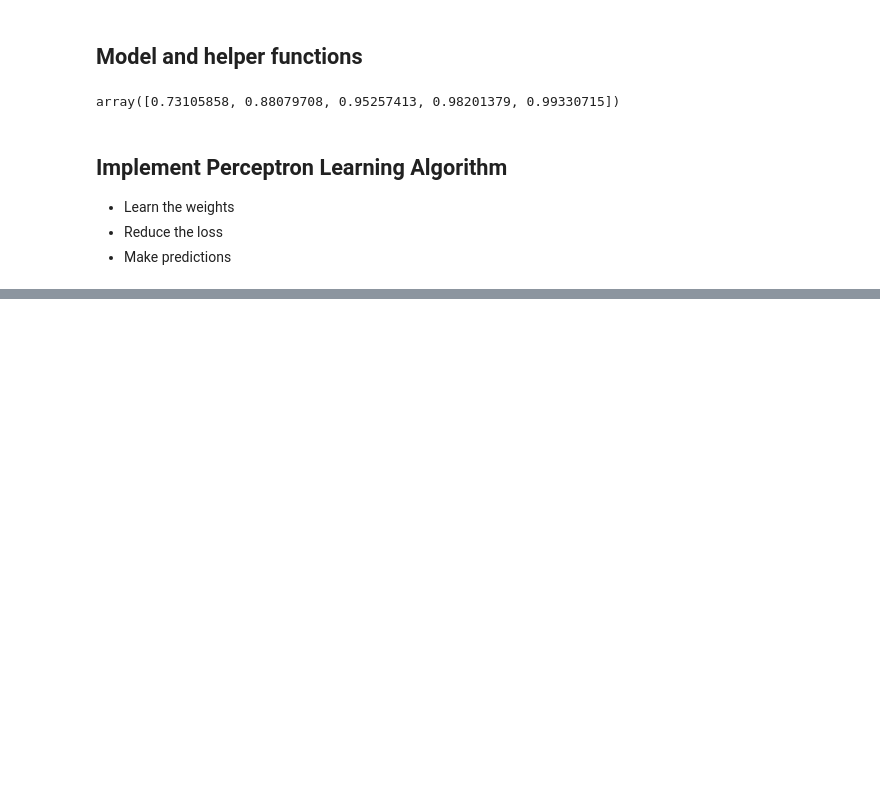
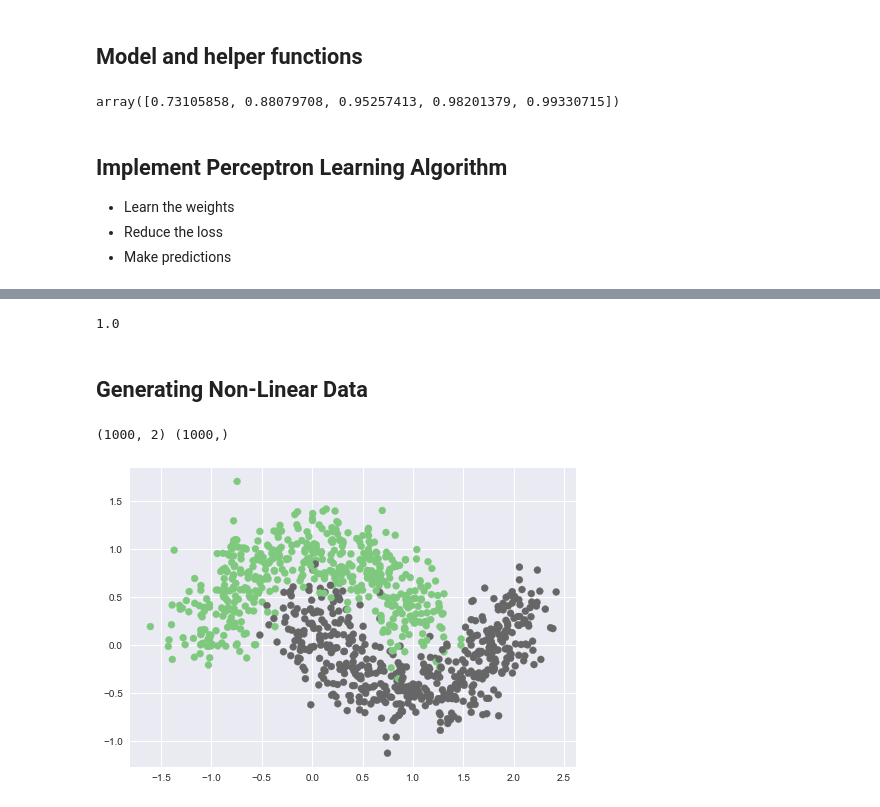
Before and after one commit to ShubhikaBhardwaj/Machine-Learning-Algorithm, a Jupyter notebook: Neural Networks/Perceptron -Data Generation.ipynb, the cells around one changed output, grey strips where cells are left out. Drawn from its saved outputs; the diff is of its cells as text; code cells hidden in the pictures; blank space fills up the shorter version.

```diff
--- a/Neural Networks/Perceptron -Data Generation.ipynb
+++ b/Neural Networks/Perceptron -Data Generation.ipynb
@@ -104,0 +168,19 @@ Epoch 990 Loss 0.0001
+# %%
+training_acc=np.sum(Y_==Y)/Y.shape[0]
+print(training_acc)
+# %% [output]
+1.0
+# %% [markdown]
+## Generating Non-Linear Data
+# %%
+X,Y=make_moons(n_samples=1000,shuffle=True,noise=0.2,random_state=1)
+# %%
+print(X.shape,Y.shape)
+# %% [output]
+(1000, 2) (1000,)
+# %%
+plt.style.use("seaborn")
+plt.scatter(X[:,0],X[:,1],c=Y,cmap=plt.cm.Accent)
+plt.show()
+# %% [output]
+[figure, added]
```
Also changed, not shown: parts of 15 cells of this notebook.
